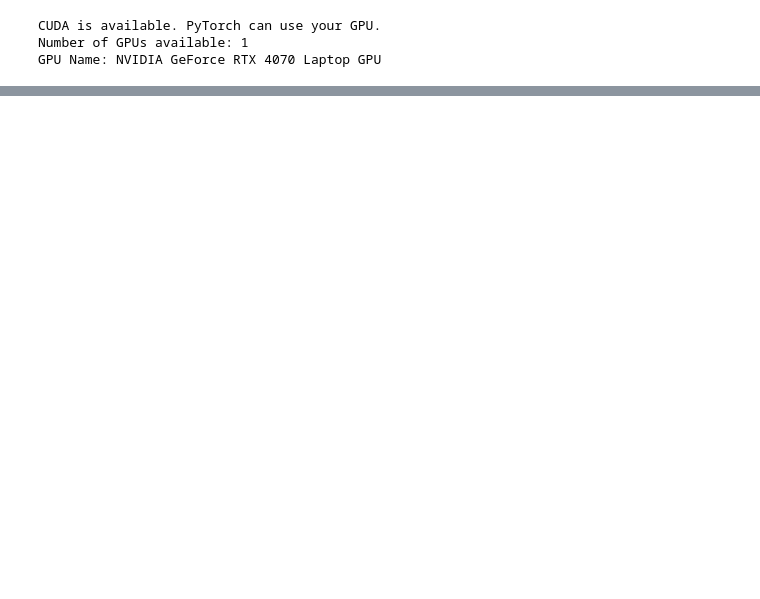
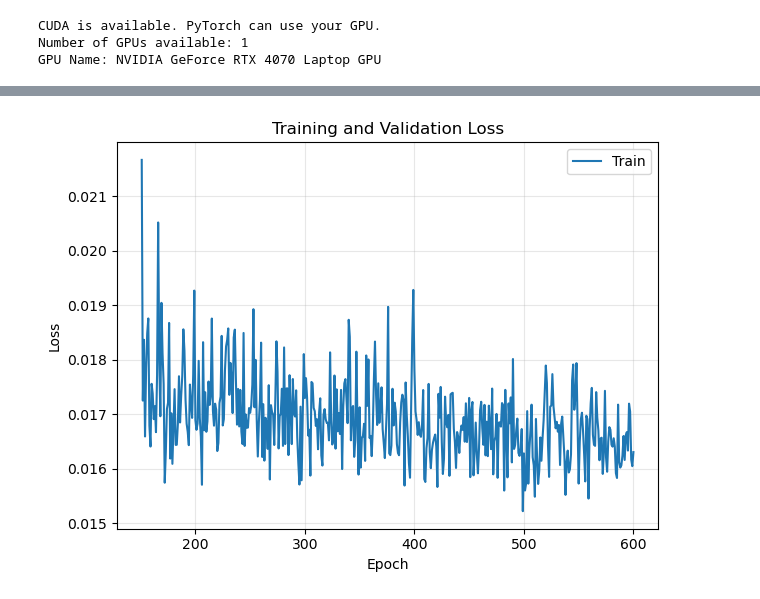
Before and after one commit to bchien21/quadcopter-imitation-learning, a Jupyter notebook: quadcopter_trajectory_lstm.ipynb, the cells around one changed output, grey strips where cells are left out. Saved outputs shown, nothing was run; the diff lists cells and outputs as text; code cells hidden in the pictures; blank space fills up the shorter version.

Commit message:
Successfully trained vanilla LSTM to imitate a motion planner's trajectory

```diff
--- a/quadcopter_trajectory_lstm.ipynb
+++ b/quadcopter_trajectory_lstm.ipynb
@@ -115,14 +117,15 @@ def rollout(
     stopping rules and safety caps.
 
     Args:
-        model: LSTM trajectory generator. Called as model(goal, hidden).
+        model: LSTM trajectory generator. Called as model(x_input, hidden),
+               where x_input = concat(goal, prev_state_xy) -> (B, 5).
         goal:  (B, 3) tensor of goal positions.
         consecutive: int, number of consecutive small steps required
                      to declare convergence.
         device: torch device.
 
     Returns:
-        pred_traj:  (B, T_used, 2) predicted x,y waypoints (padded if needed).
+        pred_traj:  (B, T_used, 2) predicted x,y waypoints.
         lengths:   (B,) tensor of actual lengths for each trajectory
                    (number of valid steps per batch element).
     """
@@ -131,10 +134,10 @@ def rollout(
     B = goal.size(0)
 
     # Hyperparameters for stopping
-    eps_step = 0.01   # [m] step size below which we consider it "not moving" (~1 cm)
-    eps_goal = 0.02   # [m] distance to goal considered "close enough" (~5 cm)
-    T_max = 100     # max number of rollout steps (tune to your dataset)
-    L_max = 2.0     # [m] max total path length (your earlier constraint)
+    eps_step = 0.001   # [m] step size below which we consider it "not moving"
+    eps_goal = 0.02   # [m] distance to goal considered "close enough"
+    T_max = 100     # max number of rollout steps
+    L_max = 2.0     # [m] max total (signed) path length
 
     goal_xy = goal[:, :2]  # (B, 2), we only predict x,y for now
 
@@ -151,11 +154,16 @@ def rollout(
     prev_pos = None
     last_step = 0  # will track how many timesteps we actually used globally
 
+    # Initial "previous state" at t = 0.
+    # If your trajectories always start at (0,0), you can set this to zeros.
+    prev_state = torch.zeros(B, 2, device=device)
+
     with torch.no_grad():
         for t in range(T_max):
 
-            # LSTM step: input is just the goal (same every step)
-            trans_pred, hidden = model(goal, hidden)   # (B, 2)
+            # Input to LSTM: concat(goal, prev_state) -> (B, 5)
+            x_input = torch.cat([goal, prev_state], dim=-1)   # (B, 5)
+            trans_pred, hidden = model(x_input, hidden)       # (B, 2)
             pred_traj[:, t, :] = trans_pred
             last_step = t + 1
 
@@ -167,9 +175,11 @@ def rollout(
                 # If ANY component of the step is negative, treat it as "backwards"
                 # and subtract the norm from total_length instead of adding it.
                 moving_backward = (step_vec < 0).any(dim=-1)        # (B,) bool
-                signed_step = torch.where(moving_backward,
-                                        -step_norm,               # subtract
-                                        step_norm)                # add
+                signed_step = torch.where(
+                    moving_backward,
+                    -step_norm,               # subtract
+                    step_norm                 # add
+                )
                 total_length += signed_step
 
                 # Update "stable" counts (small movement)
@@ -190,7 +200,7 @@ def rollout(
             # Termination criteria
             close_enough   = dist_to_goal < eps_goal
             stable_enough  = stable_counts >= consecutive
-            converged_good = close_enough & stable_enough
+            converged_good = close_enough | stable_enough
 
             too_long_path  = total_length > L_max
 
@@ -206,6 +216,7 @@ def rollout(
 
             finished = finished | newly_done
             prev_pos = trans_pred
+            prev_state = trans_pred  # at inference we always feed back our own prediction
 
             # If all samples are done, we can stop unrolling early
             if finished.all():
@@ -405,7 +445,7 @@ def train(model, train_loader, val_loader,
 
     return history
 # %%
-dataset = TrajectoryDataset('datasets/goal_input_datasets/trajectory_dataset_test.json')
+dataset = TrajectoryDataset('datasets/goal_input_only_datasets/train/dataset_one_side.json')
 
 N = len(dataset)
 train_size = int(0.8 * N)
@@ -431,7 +471,7 @@ val_dataloader = DataLoader(
     num_workers=0
 )
 
-model = lstm_trajectory_generator(input_size=3, trans_size=2, quat_size=2, hidden_size=128, num_layers=2)
+model = lstm_trajectory_generator(input_size=5, trans_size=2, quat_size=2, hidden_size=128, num_layers=2)
 
-EPOCHS = 500
-history = train(model=model, train_loader=train_dataloader, val_loader=val_dataloader, epochs=EPOCHS, learning_rate=0.01)
+EPOCHS = 600
+history = train(model=model, train_loader=train_dataloader, val_loader=val_dataloader, epochs=EPOCHS, learning_rate=0.01, tf_ratio=0.0, decay_frac=0.1)
@@ -438,19 +496,24 @@ history = train(model=model, train_loader=train_dataloader, val_loader=val_datal
 # %%
 import matplotlib.pyplot as plt
 
 # Lists of 100 floats
 train_losses = history['train_loss']
 #val_losses = history['val_loss']
 
+train_losses = train_losses[150:]
+
 epochs = range(1, EPOCHS+1)
+epochs = epochs[150:]
 
 plt.figure()
 plt.plot(epochs, train_losses, label='Train')
 #plt.plot(epochs, val_losses, label='Validation')
 plt.xlabel('Epoch')
 plt.ylabel('Loss')
 plt.title('Training and Validation Loss')
 plt.legend()
 plt.grid(True, alpha=0.3)
 plt.tight_layout()
 plt.show()
+# %% [output]
+[figure, added]
```
Also changed, not shown: parts of 4 cells of this notebook, 4 other files.
